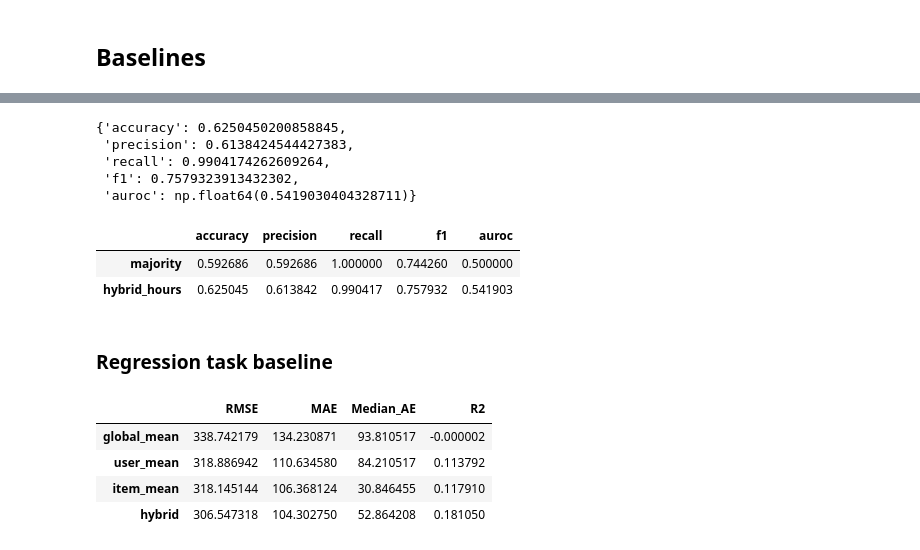
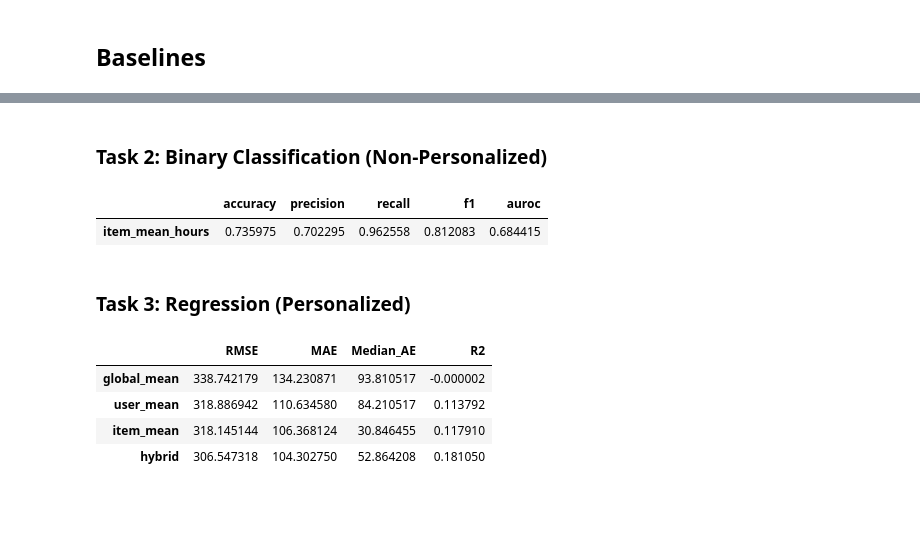
Before and after one commit to sid-0012/steam-pred, a Jupyter notebook: steam_part1.ipynb, the cells around one changed output, grey strips where cells are left out. Drawn from its saved outputs; the diff is of its cells as text; code cells hidden in the pictures; blank space fills up the shorter version.

```diff
--- a/steam_part1.ipynb
+++ b/steam_part1.ipynb
@@ -696,49 +739,32 @@ Majority probability: 0.592674562111359
-# %%
-# ============================================
-# Cell 5: Baseline 2 — Hybrid Hours (Regression-based Binary)
-# ============================================
-# Predict hours using hybrid (user + item mean), then convert to binary (>= 10 hours)
-
-# Calculate user and item means for hours
-user_means_hours = train_df.groupby("user_id")["hours"].mean()
-item_means_hours = train_df.groupby("product_id")["hours"].mean()
-global_mean_hours = train_df["hours"].mean()
-
-# Predict hours using hybrid approach
-y_pred_hours_hybrid = 0.5 * (test_df["user_id"].map(user_means_hours).fillna(global_mean_hours) +
-                             test_df["product_id"].map(item_means_hours).fillna(global_mean_hours)).values
-
-# Convert to binary: >= 10 hours
-T = 10.0
-y_pred_prob = (y_pred_hours_hybrid >= T).astype(float)
-y_true = test_df["label"].values
-
-metrics_hybrid_hours = evaluate_predictions(y_true, y_pred_prob)
-metrics_hybrid_hours
-# %% [output]
-{'accuracy': 0.6250450200858845,
- 'precision': 0.6138424544427383,
- 'recall': 0.9904174262609264,
- 'f1': 0.7579323913432302,
- 'auroc': np.float64(0.5419030404328711)}
+# %% [markdown]
+### Task 2: Binary Classification (Non-Personalized)
 # %%
 # ============================================
-# Cell 6: Compare all baselines
+# Task 2: Binary Classification (Non-Personalized) Baselines
 # ============================================
 
-import pandas as pd
+# Baseline: Item mean hours then threshold >= 10
+item_means_hours_nonpers = train_df.groupby("product_id")["hours"].mean()
+global_mean_hours_nonpers = train_df["hours"].mean()
 
-baseline_results = pd.DataFrame({
-    "majority": metrics_majority,
-    "hybrid_hours": metrics_hybrid_hours
+y_pred_hours_item = test_df["product_id"].map(item_means_hours_nonpers).fillna(global_mean_hours_nonpers).values
+
+T = 10.0
+y_pred_prob_item_hours = (y_pred_hours_item >= T).astype(float)
+y_true_nonpers = test_df["label"].values
+
+metrics_binary_nonpers_item_hours = evaluate_predictions(y_true_nonpers, y_pred_prob_item_hours)
+
+# Compare Task 2 baselines
+task2_results = pd.DataFrame({
+    "item_mean_hours": metrics_binary_nonpers_item_hours
 }).T
 
-baseline_results
+task2_results
 # %% [output]
 |  | accuracy | precision | recall | f1 | auroc |
-| majority | 0.592686 | 0.592686 | 1.000000 | 0.744260 | 0.500000 |
-| hybrid_hours | 0.625045 | 0.613842 | 0.990417 | 0.757932 | 0.541903 |
+| item_mean_hours | 0.735975 | 0.702295 | 0.962558 | 0.812083 | 0.684415 |
 # %% [markdown]
-### Regression task baseline
+### Task 3: Regression (Personalized)
 # %%
 # ============================================
```
Also changed, not shown: parts of 6 cells of this notebook.
